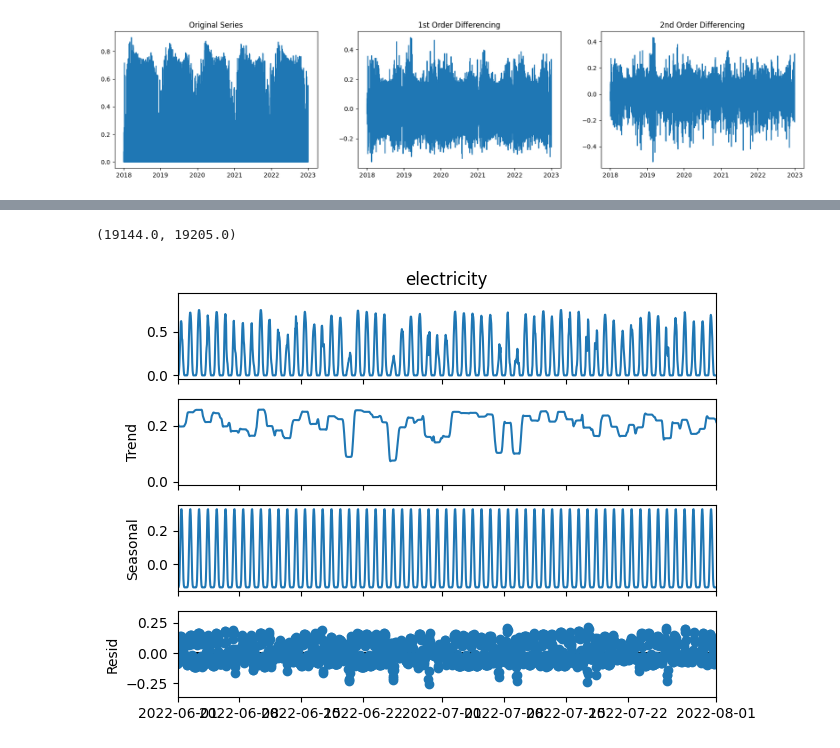
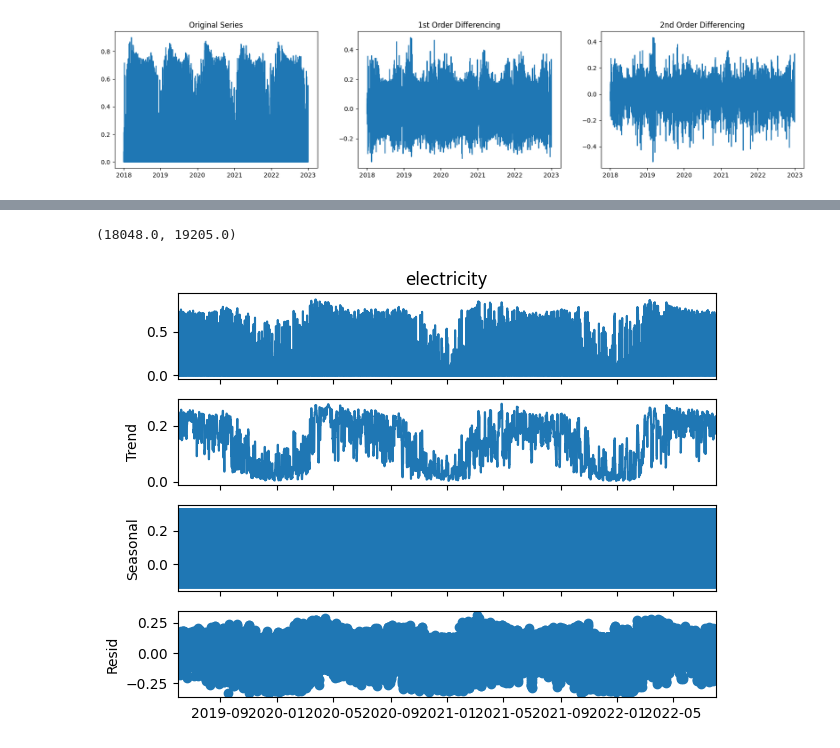
Before and after one commit to jerome-roeser/advanced-power-forecast, a Jupyter notebook: notebooks/jerome_arima_notebook.ipynb, the cells around one changed output, grey strips where cells are left out. Saved outputs shown, nothing was run; the diff lists cells and outputs as text; code cells hidden in the pictures.

```diff
--- a/notebooks/jerome_arima_notebook.ipynb
+++ b/notebooks/jerome_arima_notebook.ipynb
@@ -105,6 +101,6 @@ result_add.plot();
 # %%
 result_add.plot();
-plt.xlim([datetime.date(2022, 6, 1), datetime.date(2022, 8, 1)])
+plt.xlim([datetime.date(2019, 6, 1), datetime.date(2022, 8, 1)])
 # %% [output]
-(19144.0, 19205.0)
+(18048.0, 19205.0)
-[figure, old version]
+[figure, new version]
```
Also changed, not shown: parts of 2 cells of this notebook.
